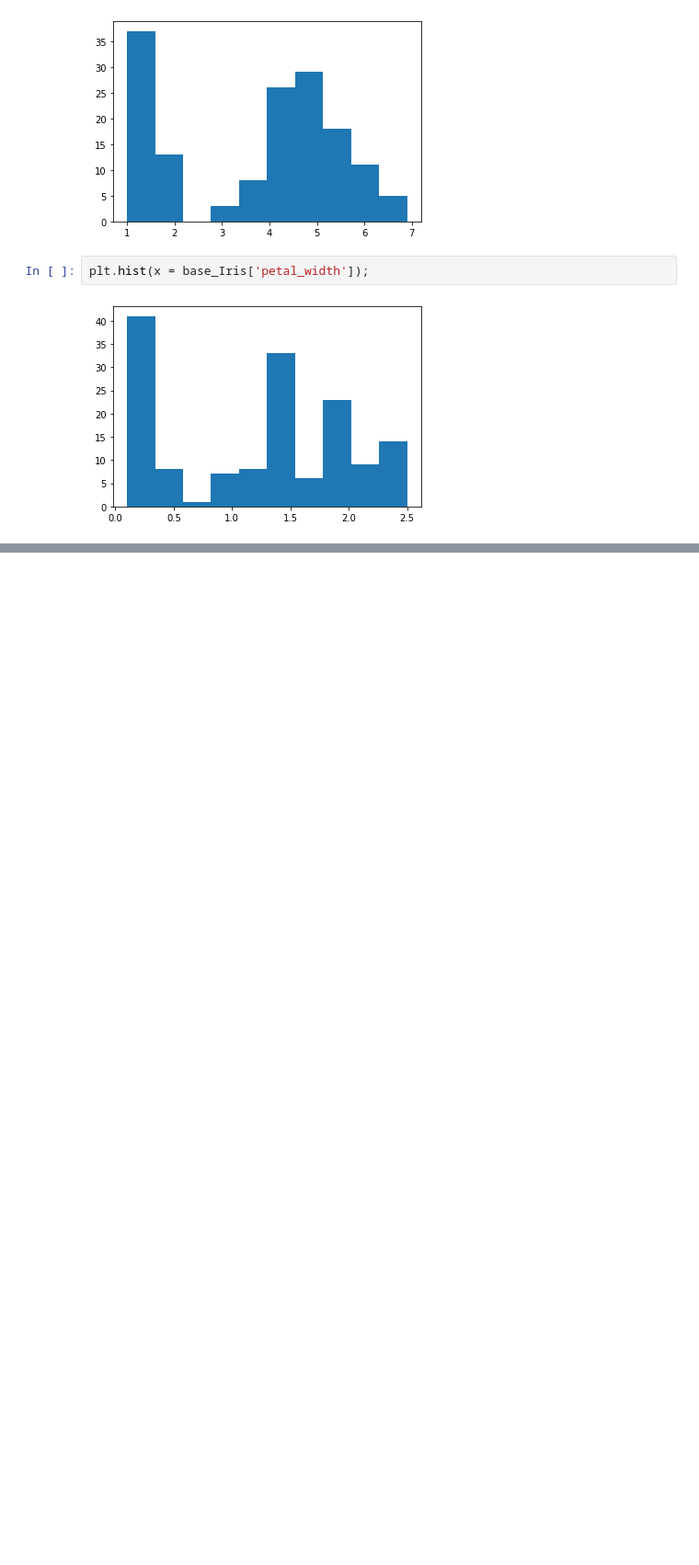
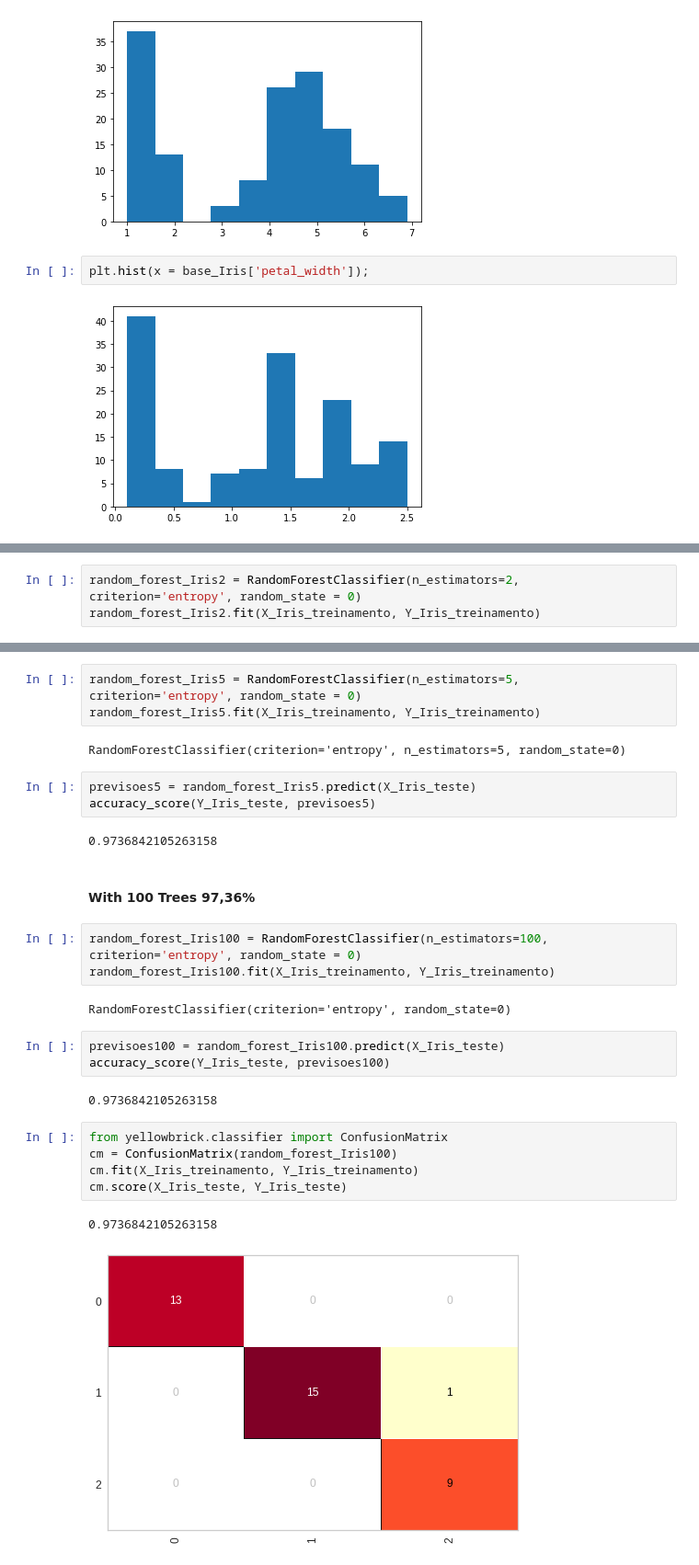
Before and after one commit to KennedyMelo/DecisionTreeClassifier, a Jupyter notebook: DecisionTree_in_Iris.ipynb, the cells around one changed output, grey strips where cells are left out. Shown at 92% size. Drawn from its saved outputs; the diff is of its cells as text; blank space fills up the shorter version.

```diff
--- a/DecisionTree_in_Iris.ipynb
+++ b/DecisionTree_in_Iris.ipynb
@@ -96,0 +311,3 @@ grafico.show();
+# %%
+random_forest_Iris2 = RandomForestClassifier(n_estimators=2, criterion='entropy', random_state = 0)
+random_forest_Iris2.fit(X_Iris_treinamento, Y_Iris_treinamento)
@@ -96,0 +323,30 @@ grafico.show();
+# %%
+random_forest_Iris5 = RandomForestClassifier(n_estimators=5, criterion='entropy', random_state = 0)
+random_forest_Iris5.fit(X_Iris_treinamento, Y_Iris_treinamento)
+# %% [output]
+RandomForestClassifier(criterion='entropy', n_estimators=5, random_state=0)
+# %%
+previsoes5 = random_forest_Iris5.predict(X_Iris_teste)
+accuracy_score(Y_Iris_teste, previsoes5)
+# %% [output]
+0.9736842105263158
+# %% [markdown]
+#### With 100 Trees 97,36%
+# %%
+random_forest_Iris100 = RandomForestClassifier(n_estimators=100, criterion='entropy', random_state = 0)
+random_forest_Iris100.fit(X_Iris_treinamento, Y_Iris_treinamento)
+# %% [output]
+RandomForestClassifier(criterion='entropy', random_state=0)
+# %%
+previsoes100 = random_forest_Iris100.predict(X_Iris_teste)
+accuracy_score(Y_Iris_teste, previsoes100)
+# %% [output]
+0.9736842105263158
+# %%
+from yellowbrick.classifier import ConfusionMatrix
+cm = ConfusionMatrix(random_forest_Iris100)
+cm.fit(X_Iris_treinamento, Y_Iris_treinamento)
+cm.score(X_Iris_teste, Y_Iris_teste)
+# %% [output]
+0.9736842105263158
+[figure, added]
```
Also changed, not shown: parts of 41 cells of this notebook.
